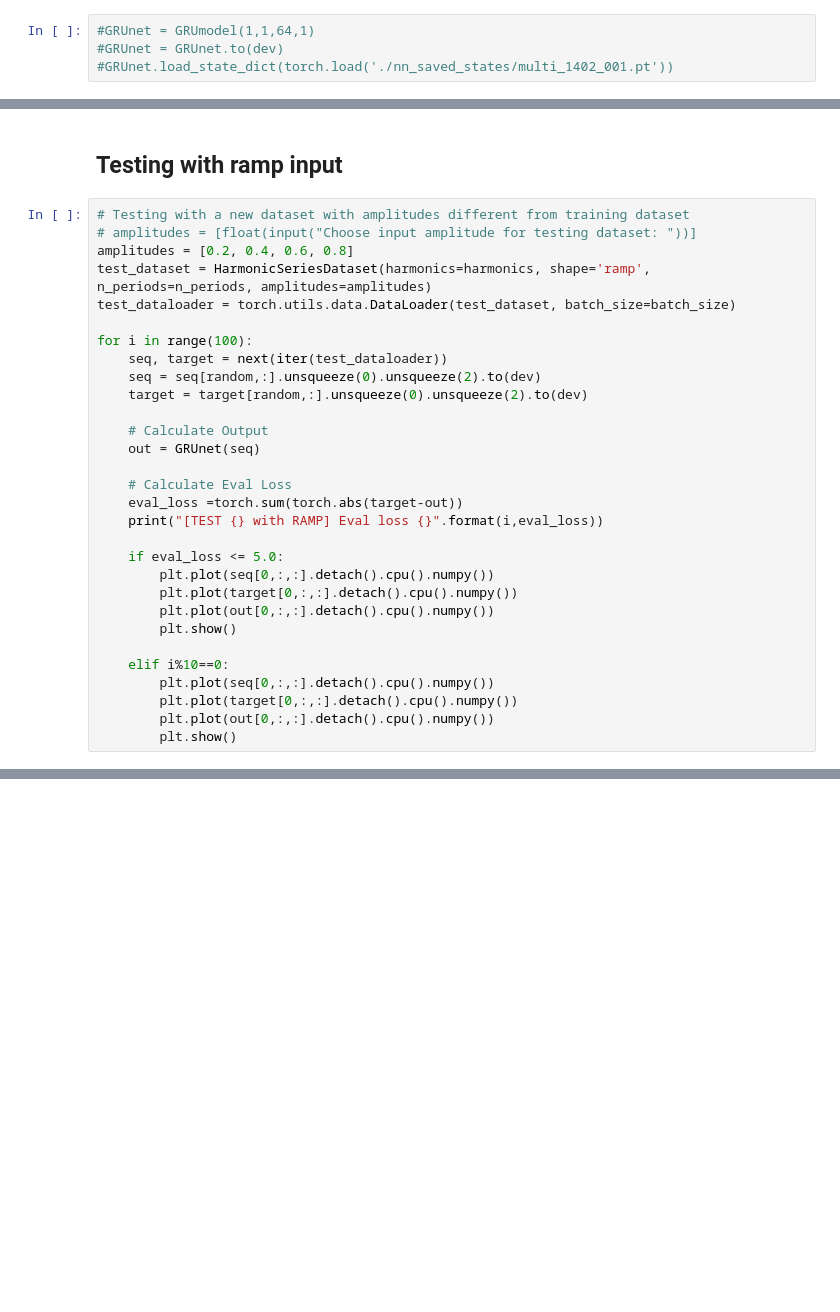
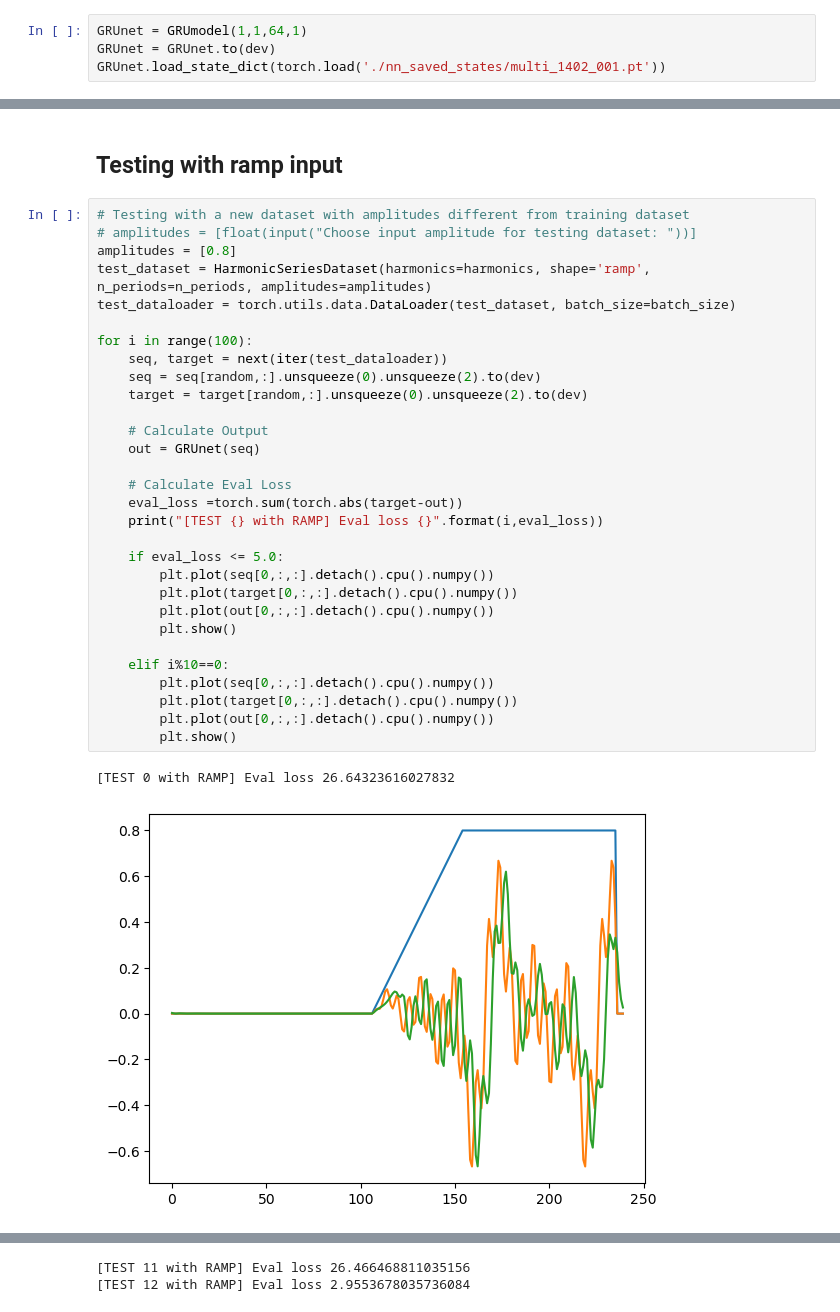
Before and after one commit to gregogiudici/Dynamic-Interpolation, a Jupyter notebook: GRU_multishape_dataloader.ipynb, the cells around one changed output, grey strips where cells are left out. Drawn from its saved outputs; the diff is of its cells as text; blank space fills up the shorter version.

Commit message:
5_states_results_multi_1402_001

```diff
--- a/GRU_multishape_dataloader.ipynb
+++ b/GRU_multishape_dataloader.ipynb
@@ -260,6 +271,6 @@ GRUnet = train_and_test_GRU(hidden_size=64, n_hidden_layers=1, train_dataloader=
 # %% [markdown]
 ## Load Pre-trained Net for Testing [Optional]
 # %%
-#GRUnet = GRUmodel(1,1,64,1)
-#GRUnet = GRUnet.to(dev)
-#GRUnet.load_state_dict(torch.load('./nn_saved_states/multi_1402_001.pt'))
+GRUnet = GRUmodel(1,1,64,1)
+GRUnet = GRUnet.to(dev)
+GRUnet.load_state_dict(torch.load('./nn_saved_states/multi_1402_001.pt'))
@@ -291,30 +307,33 @@ plt.show()
 # %%
 # Testing with a new dataset with amplitudes different from training dataset
 # amplitudes = [float(input("Choose input amplitude for testing dataset: "))]
-amplitudes = [0.2, 0.4, 0.6, 0.8]
+amplitudes = [0.8]
 test_dataset = HarmonicSeriesDataset(harmonics=harmonics, shape='ramp', n_periods=n_periods, amplitudes=amplitudes)
 test_dataloader = torch.utils.data.DataLoader(test_dataset, batch_size=batch_size)
 
 for i in range(100):
     seq, target = next(iter(test_dataloader))
     seq = seq[random,:].unsqueeze(0).unsqueeze(2).to(dev)
     target = target[random,:].unsqueeze(0).unsqueeze(2).to(dev)
 
     # Calculate Output
     out = GRUnet(seq)
 
     # Calculate Eval Loss
     eval_loss =torch.sum(torch.abs(target-out))
     print("[TEST {} with RAMP] Eval loss {}".format(i,eval_loss))
 
     if eval_loss <= 5.0:
         plt.plot(seq[0,:,:].detach().cpu().numpy())
         plt.plot(target[0,:,:].detach().cpu().numpy())
         plt.plot(out[0,:,:].detach().cpu().numpy())
         plt.show()
 
     elif i%10==0:
         plt.plot(seq[0,:,:].detach().cpu().numpy())
         plt.plot(target[0,:,:].detach().cpu().numpy())
         plt.plot(out[0,:,:].detach().cpu().numpy())
         plt.show()
+# %% [output]
+[TEST 0 with RAMP] Eval loss 26.64323616027832
+[figure, added]
@@ -320,0 +352,2 @@ for i in range(100):
+[TEST 11 with RAMP] Eval loss 26.466468811035156
+[TEST 12 with RAMP] Eval loss 2.9553678035736084
```
Also changed, not shown: parts of 6 cells of this notebook.
